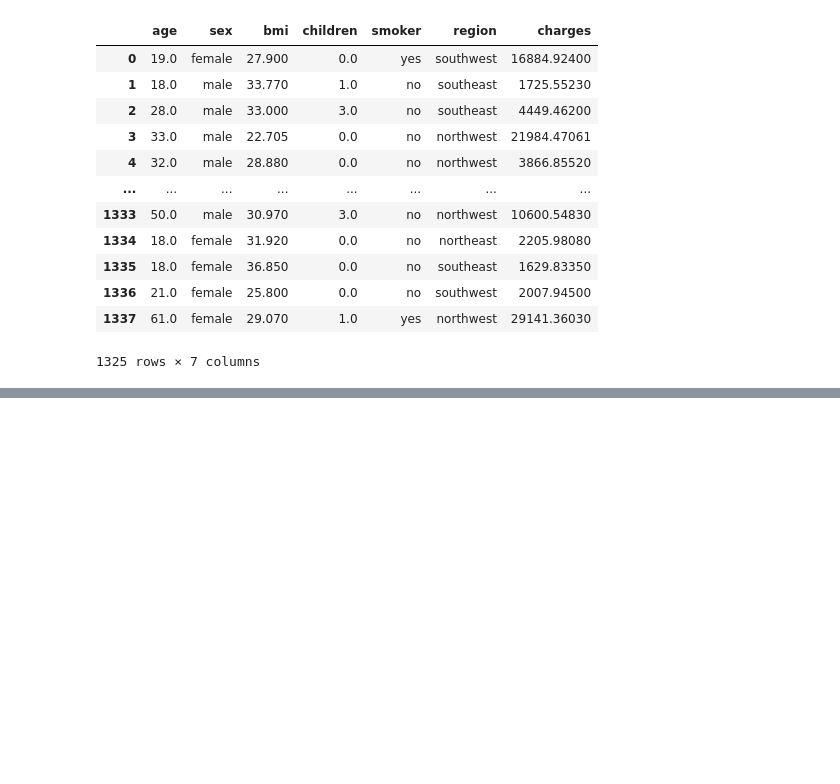
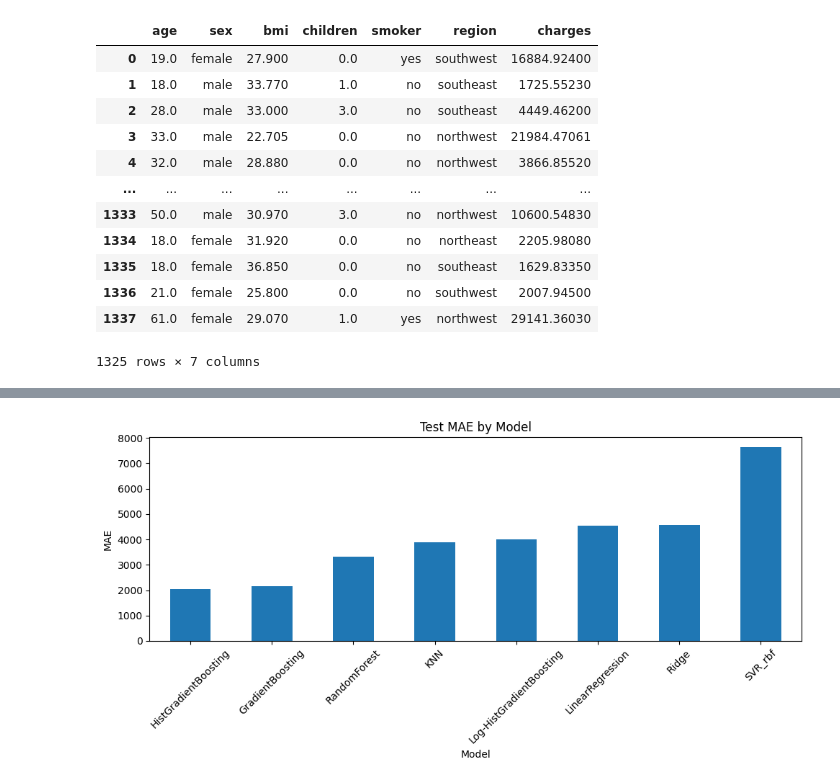
Before and after one commit to yosriawedi/ML-Project-Insurance, a Jupyter notebook: NeuroNova.ipynb, the cells around one changed output, grey strips where cells are left out. Cells and saved outputs as stored; diff of their text form; code cells hidden in the pictures; blank space fills up the shorter version.

```diff
--- a/NeuroNova.ipynb
+++ b/NeuroNova.ipynb
@@ -814,0 +1101,4 @@ fatal: not a git repository (or any of the parent directories): .git
+# %%
+df = pd.read_csv("data_encoded (3).csv")
+print("Loaded shape:", df.shape)
+df.head()
@@ -814,0 +1285,29 @@ fatal: not a git repository (or any of the parent directories): .git
+# %%
+import numpy as np
+import pandas as pd
+from sklearn.metrics import mean_absolute_error, r2_score, median_absolute_error
+
+
+fitted_models = dict(models)
+fitted_models["Log-HistGradientBoosting"] = log_hgb
+
+def mape(y_true, y_pred):
+    y_true = np.asarray(y_true, dtype=float)
+    y_pred = np.asarray(y_pred, dtype=float)
+    denom = np.maximum(np.abs(y_true), 1e-8)
+    return np.mean(np.abs((y_true - y_pred) / denom)) * 100.0
+
+rows = []
+pred_cache = {}
+for name, mdl in fitted_models.items():
+    yp = mdl.predict(X_test)
+    pred_cache[name] = yp
+    mae = mean_absolute_error(y_test, yp)
+    rmse = np.sqrt(np.mean((y_test - yp)**2))
+    r2 = r2_score(y_test, yp)
+    medae = median_absolute_error(y_test, yp)
+    mp = mape(y_test, yp)
+    rows.append(dict(Model=name, MAE=mae, RMSE=rmse, R2=r2, MedAE=medae, MAPE=mp))
+
+metrics_df = pd.DataFrame(rows).sort_values("MAE").reset_index(drop=True)
+metrics_df
@@ -814,0 +1324,10 @@ fatal: not a git repository (or any of the parent directories): .git
+# %%
+import matplotlib.pyplot as plt
+
+ax = metrics_df.sort_values("MAE").plot(kind="bar", x="Model", y="MAE", legend=False, figsize=(10,5), rot=45)
+plt.title("Test MAE by Model")
+plt.ylabel("MAE")
+plt.tight_layout()
+plt.show()
+# %% [output]
+[figure, added]
```
Also changed, not shown: parts of 104 cells of this notebook, 8 other files.
